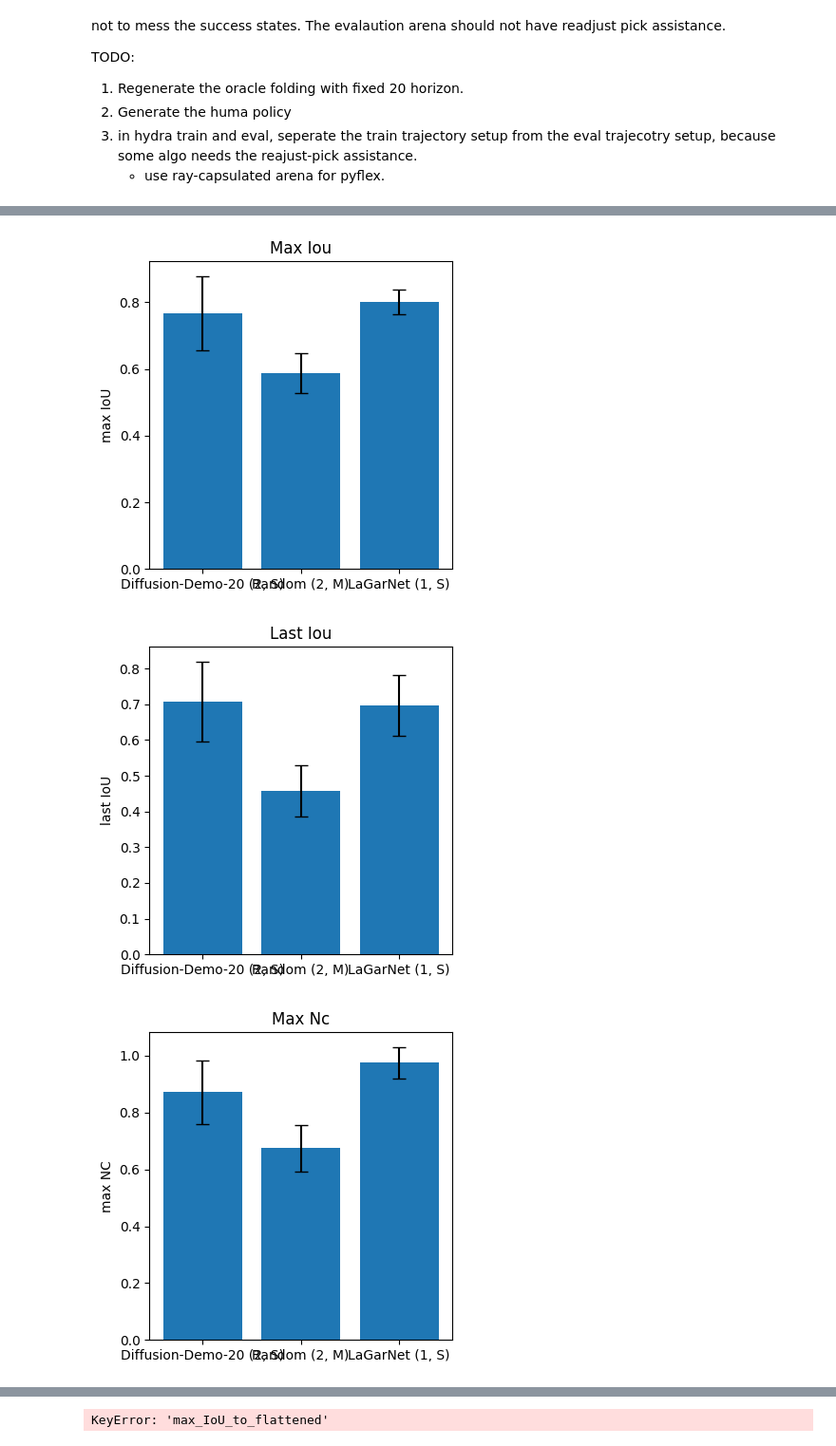
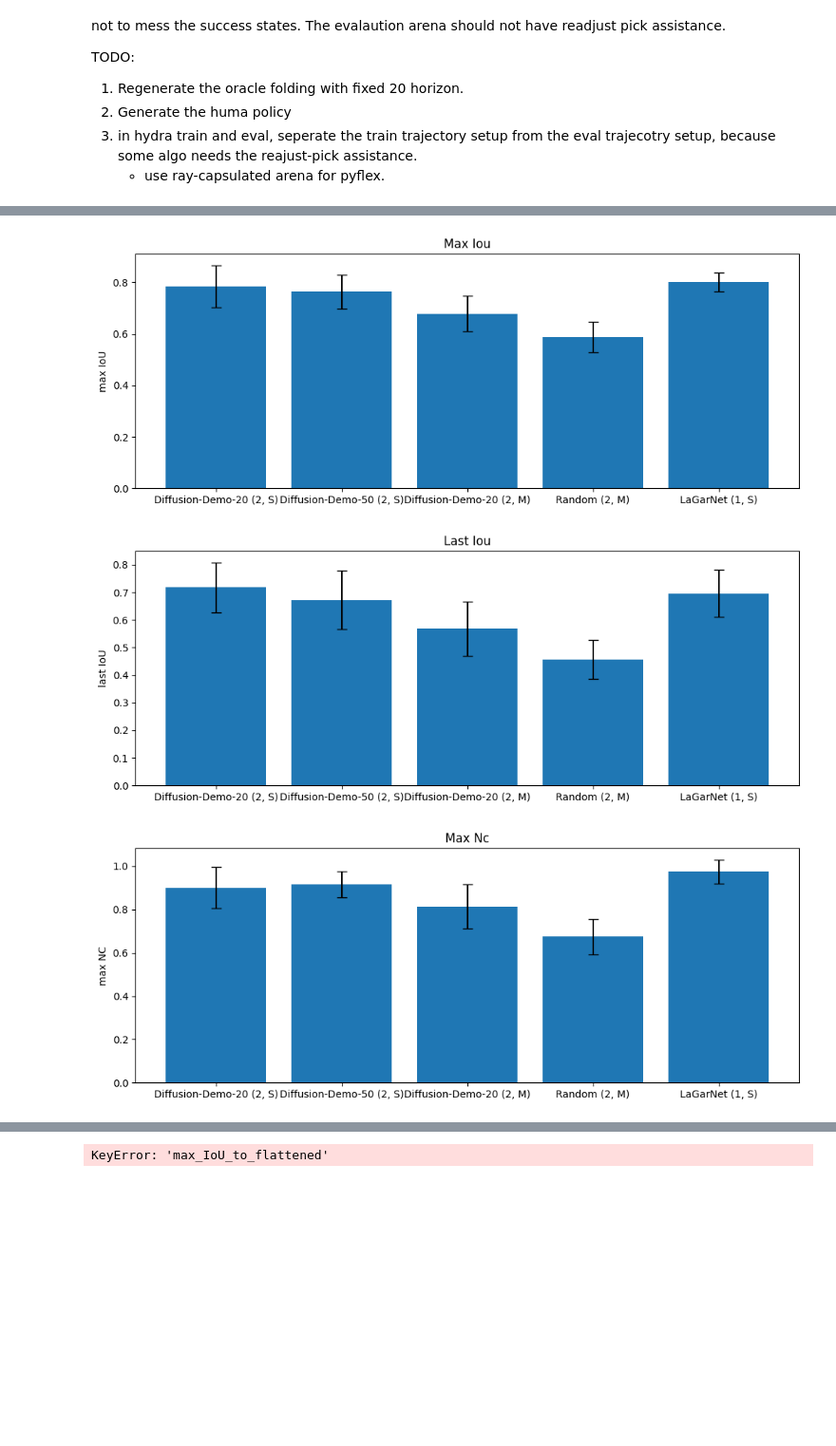
Before and after one commit to halid1020/bimanual_garment_folding, a Jupyter notebook: analysis/flattening_comparison.ipynb, the cells around one changed output, grey strips where cells are left out. Shown at 95% size. Cells and saved outputs as stored; diff of their text form; code cells hidden in the pictures; blank space fills up the shorter version.

Commit message:
pushing the performance of diffusion with workspace

```diff
--- a/analysis/flattening_comparison.ipynb
+++ b/analysis/flattening_comparison.ipynb
@@ -151,6 +151,16 @@ experiments = [
         "check": "eval_checkpoint_28000"
     },
     {
+        "name": "diffusion_dual_picker_single_primitive_multi_longsleeve_flattening_demo_50",
+        "label": "Diffusion-Demo-50 (2, S)",
+        "check": "eval_checkpoint_-2"
+    },
+    {
+        "name": "diffusion_multi_primitive_multi_longsleeve_flattening_demo_20_v0",
+        "label": "Diffusion-Demo-20 (2, M)",
+        "check": "eval_checkpoint_-2"
+    },
+    {
         "name": "random_multi_primitive_multi_longsleeve_flattening",
         "label": "Random (2, M)",
         "check": "eval_checkpoint_-1"
@@ -159,7 +169,7 @@ experiments = [
         "name": "lagarnet_single_picker_single_primitive_multi_longsleeve_flattening",
         "label": "LaGarNet (1, S)",
         "check": "eval_checkpoint_50000"
-    }
+    },
 ]
 
 rows = []
@@ -203,34 +219,34 @@ import matplotlib.pyplot as plt
 
 import numpy as np
 
 # List of metrics you want to plot (base names without _mean / _std)
 metrics = [
     "max_IoU",
     "last_IoU",
     "max_NC",
     "steps_to_first_success",
 ]
 
 experiments = results_df["experiment"]
 
 for metric in metrics:
     mean_col = f"{metric}_mean"
     std_col = f"{metric}_std"
 
     means = results_df[mean_col]
     stds = results_df[std_col]
 
     x = np.arange(len(experiments))
 
-    plt.figure(figsize=(4, 4))
+    plt.figure(figsize=(10, 4))
     plt.bar(x, means, yerr=stds, capsize=5)
     plt.xticks(x, experiments)
     plt.ylabel(metric.replace("_", " "))
     plt.title(f"{metric.replace('_', ' ').title()}")
 
     plt.tight_layout()
     plt.show()
 # %% [output]
-[figure, old version]
+[figure, new version]
-[figure, old version]
+[figure, new version]
-[figure, old version]
+[figure, new version]
```
Also changed, not shown: parts of 4 cells of this notebook, 30 other files.
